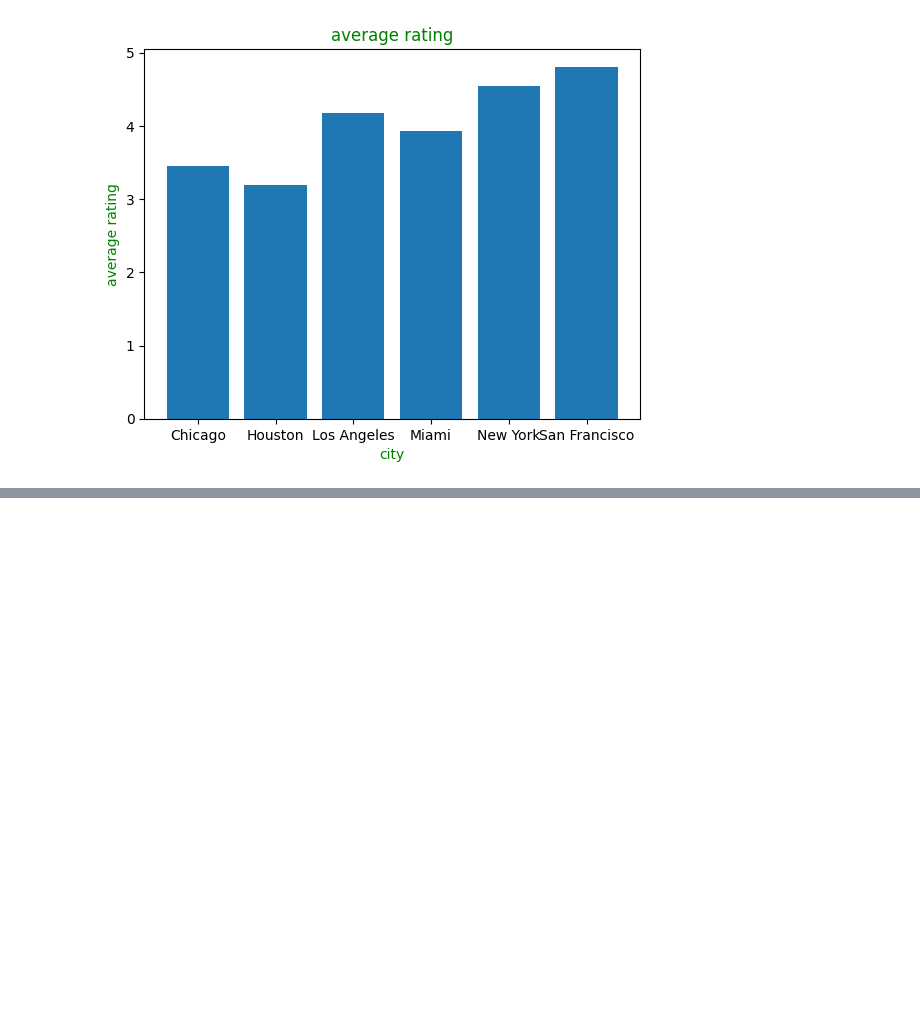
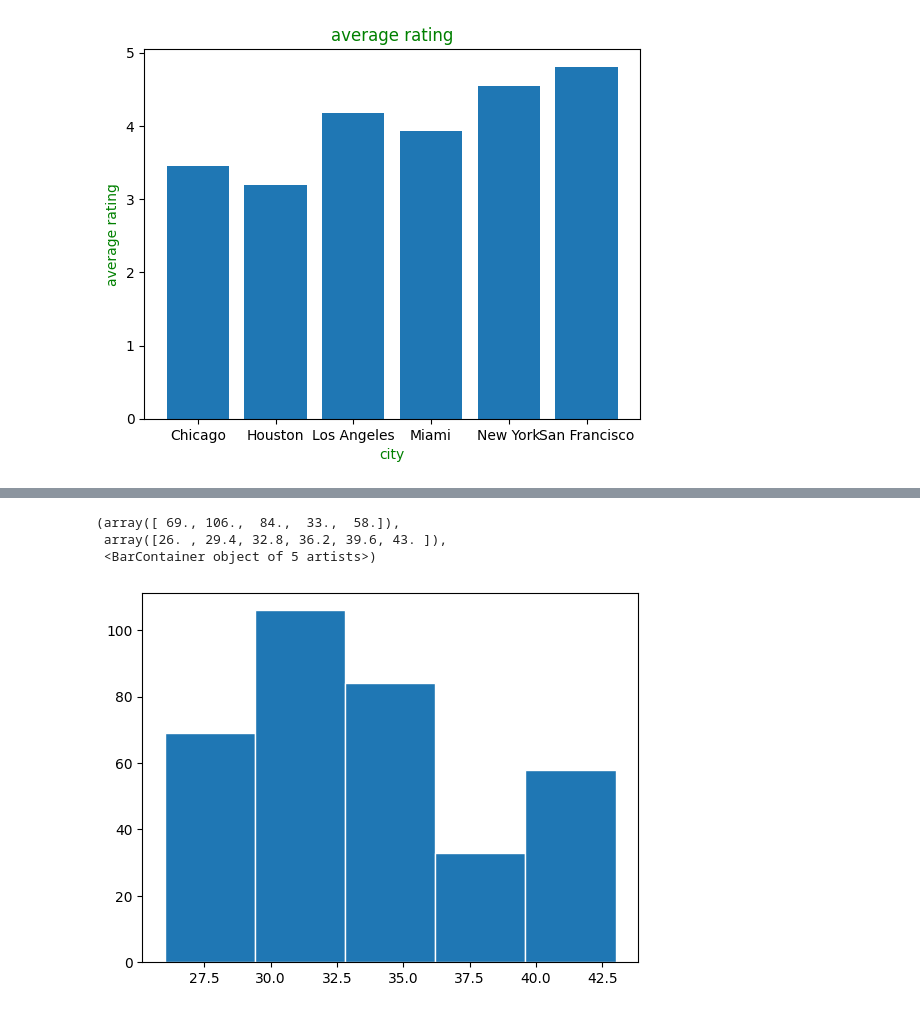
Before and after one commit to clarajchiramel-web/pandasworks, a Jupyter notebook: customer_behaviour_casestudy/process.ipynb, the cells around one changed output, grey strips where cells are left out. Drawn from its saved outputs; the diff is of its cells as text; code cells hidden in the pictures; blank space fills up the shorter version.

```diff
--- a/customer_behaviour_casestudy/process.ipynb
+++ b/customer_behaviour_casestudy/process.ipynb
@@ -220,0 +239,7 @@ plt.show()
+# %%
+plt.hist(df["age"],bins=5,edgecolor="white")
+# %% [output]
+(array([ 69., 106.,  84.,  33.,  58.]),
+ array([26. , 29.4, 32.8, 36.2, 39.6, 43. ]),
+ <BarContainer object of 5 artists>)
+[figure, added]
```
Also changed, not shown: parts of 3 cells of this notebook, 1 other file.
